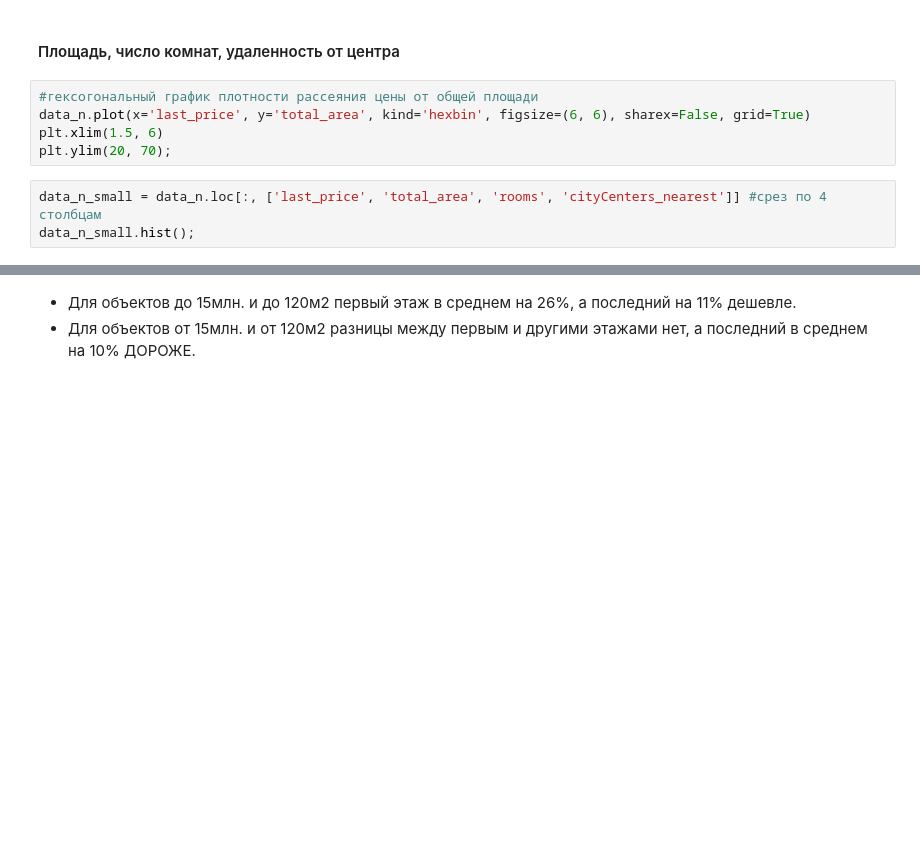
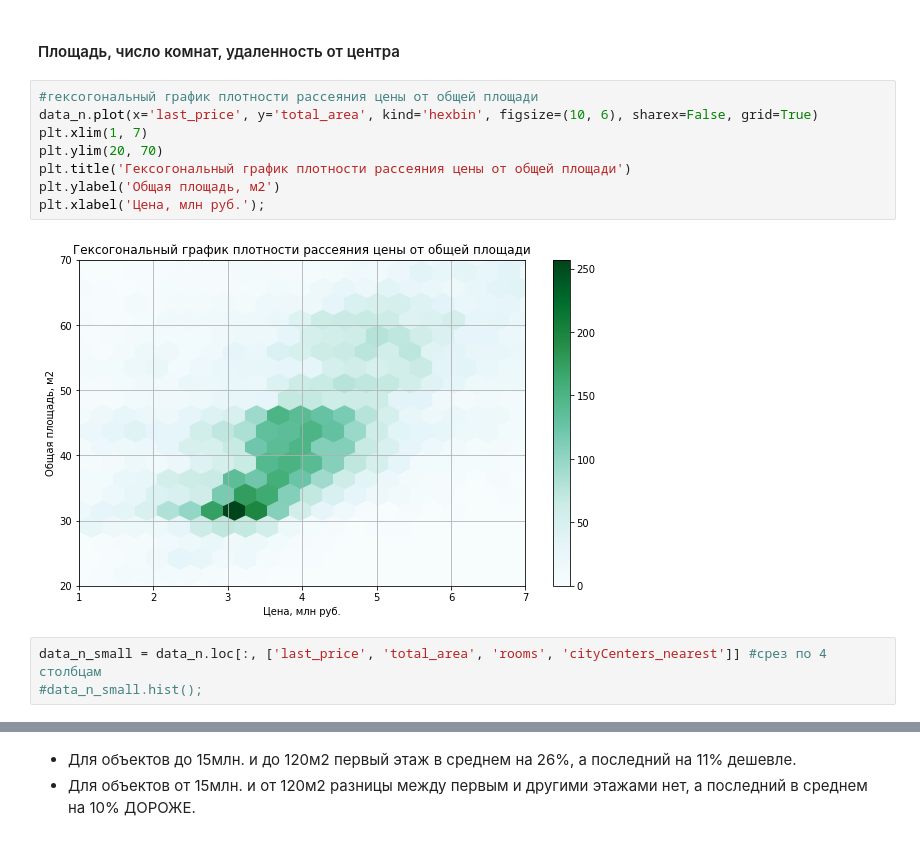
Before and after one commit to Oleg-Volontsevich/Yandex_Practicum_Projects, a Jupyter notebook: project02_apartments_for_sale_analyzing/yp_project_02.ipynb, the cells around one changed output, grey strips where cells are left out. Saved outputs shown, nothing was run; the diff lists cells and outputs as text; blank space fills up the shorter version.

```diff
--- a/project02_apartments_for_sale_analyzing/yp_project_02.ipynb
+++ b/project02_apartments_for_sale_analyzing/yp_project_02.ipynb
@@ -578,10 +577,15 @@ SyntaxError: invalid syntax (<ipython-input-37-39c1b55e0b9b>, line 1)
 #### Площадь, число комнат, удаленность от центра
 # %%
 #гексогональный график плотности рассеяния цены от общей площади
-data_n.plot(x='last_price', y='total_area', kind='hexbin', figsize=(6, 6), sharex=False, grid=True)
-plt.xlim(1.5, 6)
-plt.ylim(20, 70);
+data_n.plot(x='last_price', y='total_area', kind='hexbin', figsize=(10, 6), sharex=False, grid=True)
+plt.xlim(1, 7)
+plt.ylim(20, 70)
+plt.title('Гексогональный график плотности рассеяния цены от общей площади')
+plt.ylabel('Общая площадь, м2')
+plt.xlabel('Цена, млн руб.');
+# %% [output]
+[figure, added]
 # %%
 data_n_small = data_n.loc[:, ['last_price', 'total_area', 'rooms', 'cityCenters_nearest']] #срез по 4 столбцам
-data_n_small.hist();
+#data_n_small.hist();
 # %%
```
Also changed, not shown: parts of 82 cells of this notebook.
